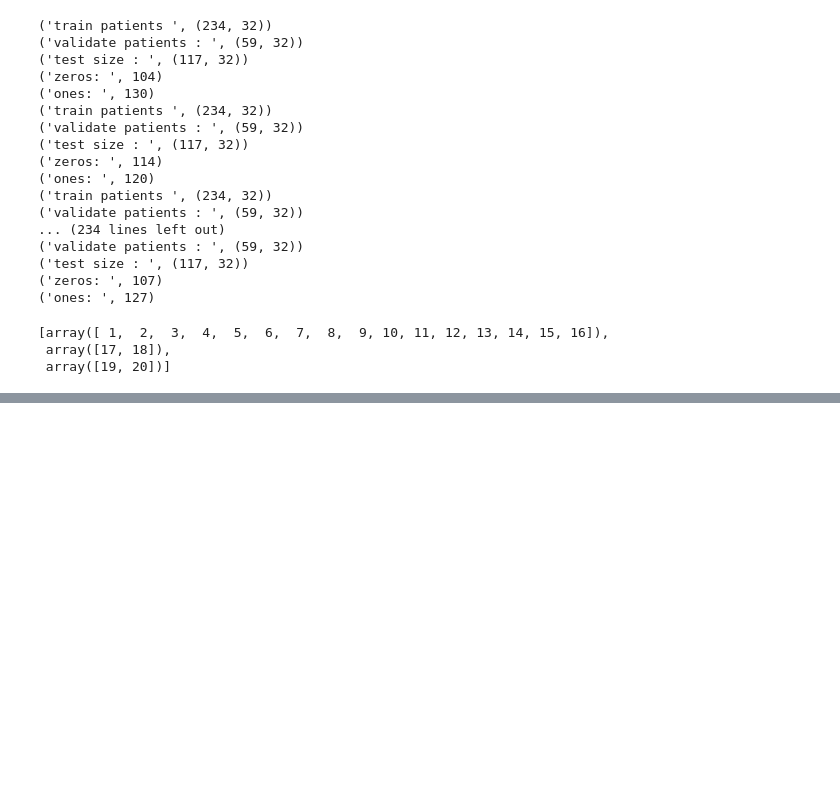
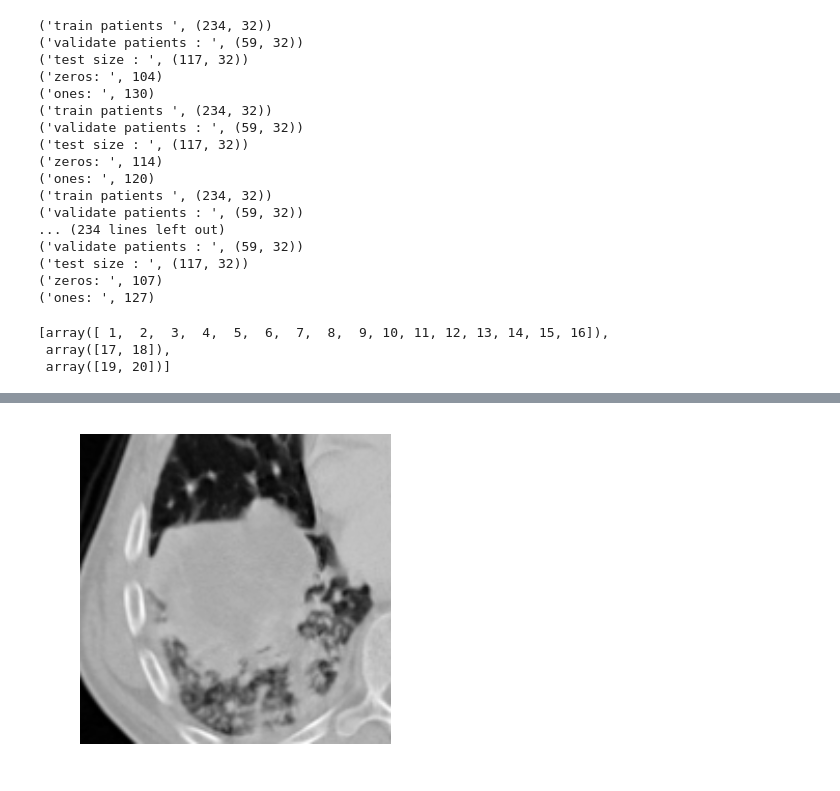
Before and after one commit to ahmedhosny/kerasLungs, a Jupyter notebook: 3d image generator-Copy1.ipynb, the cells around one changed output, grey strips where cells are left out. Drawn from its saved outputs; the diff is of its cells as text; code cells hidden in the pictures; blank space fills up the shorter version.

```diff
--- a/3d image generator-Copy1.ipynb
+++ b/3d image generator-Copy1.ipynb
@@ -1740,0 +1831,8 @@ np.split(a, [int(.8 * len(a)), int(.9 * len(a))])
+# %%
+arrsCentered = arrs - 1000
+arrsStd = arrsCentered / 2000
+# %%
+plt.imshow(arrsStd[0][75,:,:] , cmap=plt.cm.Greys_r)
+plt.axis('off');
+# %% [output]
+[figure, added]
```
Also changed, not shown: parts of 16 cells of this notebook, 5 other files.
